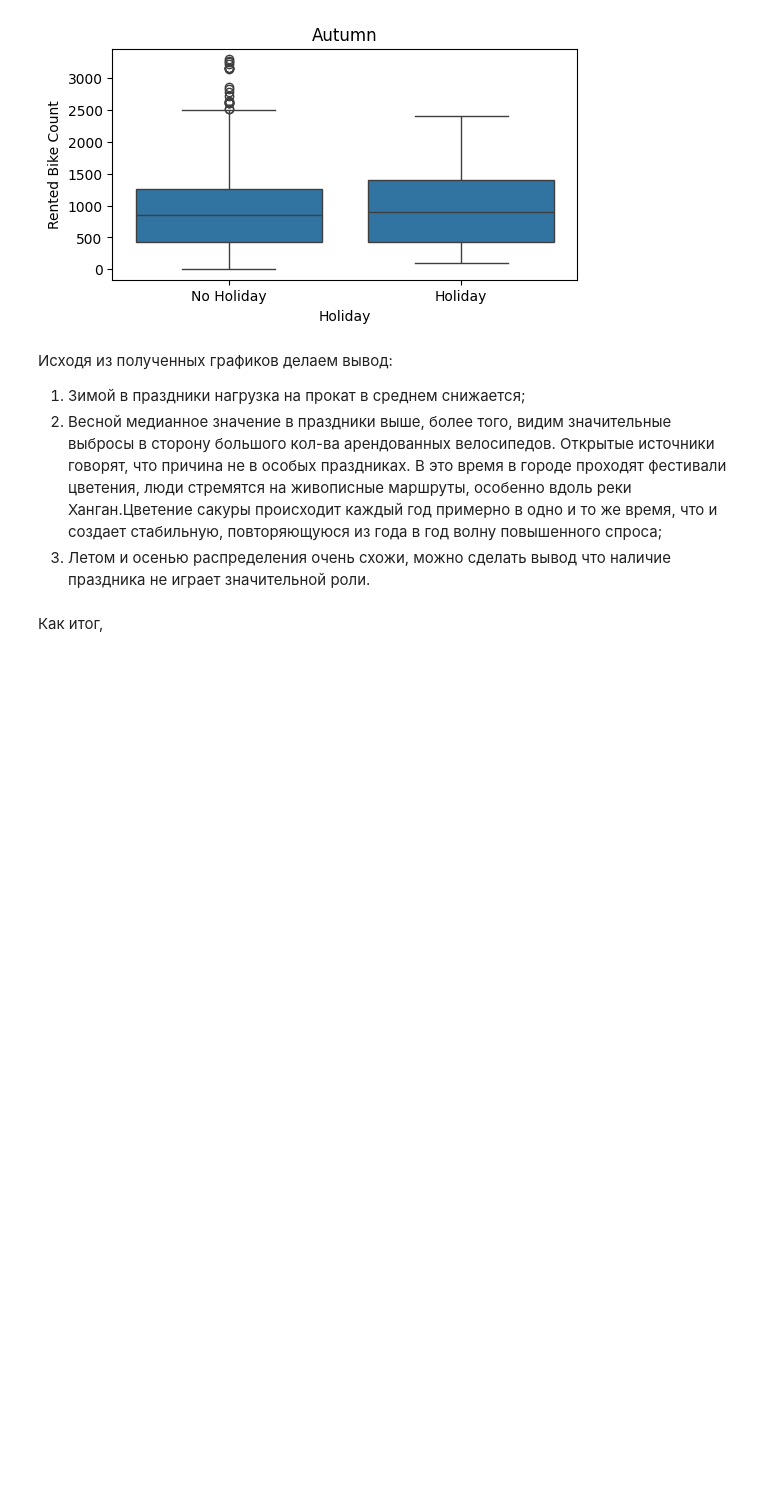
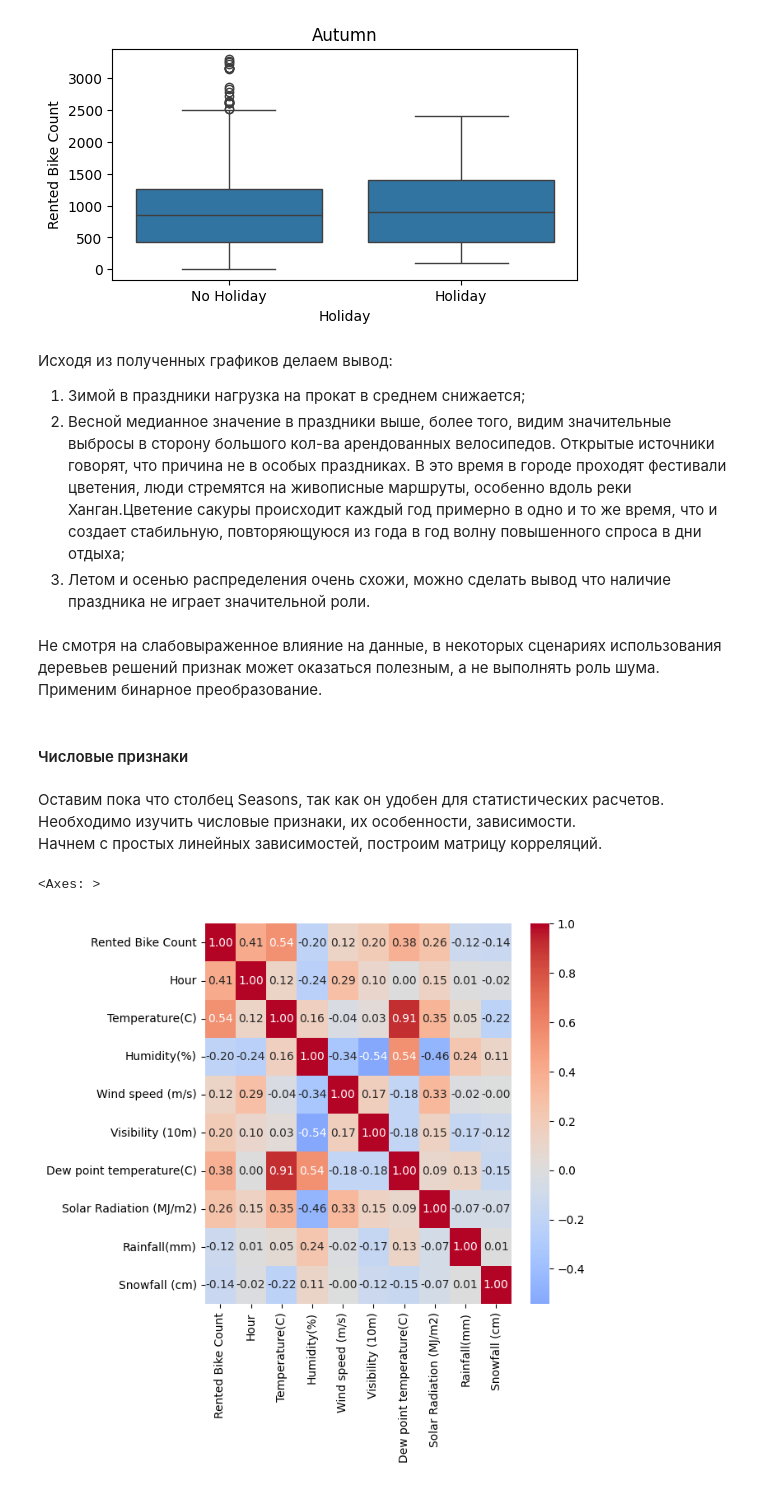
Before and after one commit to stafillok0k/DS-study, a Jupyter notebook: my-first/damn_bicycles.ipynb, the cells around one changed output. Drawn from its saved outputs; the diff is of its cells as text; code cells hidden in the pictures; blank space fills up the shorter version.

```diff
--- a/my-first/damn_bicycles.ipynb
+++ b/my-first/damn_bicycles.ipynb
@@ -112,7 +111,19 @@ for season in df['Seasons'].unique():
 # %% [markdown]
 Исходя из полученных графиков делаем вывод:
 1. Зимой в праздники нагрузка на прокат в среднем снижается;
-2. Весной медианное значение в праздники выше, более того, видим значительные выбросы в сторону большого кол-ва арендованных велосипедов. Открытые источники говорят, что причина не в особых праздниках. В это время в городе проходят фестивали цветения, люди стремятся на живописные маршруты, особенно вдоль реки Ханган.Цветение сакуры происходит каждый год примерно в одно и то же время, что и создает стабильную, повторяющуюся из года в год волну повышенного спроса;
+2. Весной медианное значение в праздники выше, более того, видим значительные выбросы в сторону большого кол-ва арендованных велосипедов. Открытые источники говорят, что причина не в особых праздниках. В это время в городе проходят фестивали цветения, люди стремятся на живописные маршруты, особенно вдоль реки Ханган.Цветение сакуры происходит каждый год примерно в одно и то же время, что и создает стабильную, повторяющуюся из года в год волну повышенного спроса в дни отдыха;
 3. Летом и осенью распределения очень схожи, можно сделать вывод что наличие праздника не играет значительной роли.
 # %% [markdown]
-Как итог,
+Не смотря на слабовыраженное влияние на данные, в некоторых сценариях использования деревьев решений признак может оказаться полезным, а не выполнять роль шума. Применим бинарное преобразование.
+# %% [markdown]
+#### Числовые признаки
+# %% [markdown]
+Оставим пока что столбец Seasons, так как он удобен для статистических расчетов. Необходимо изучить числовые признаки, их особенности, зависимости.
+Начнем с простых линейных зависимостей, построим матрицу корреляций.
+# %%
+num_df = df.select_dtypes(include=['number'])
+plt.figure(figsize=(6, 6))
+sns.heatmap(num_df.corr(), annot=True, fmt='.2f', cmap='coolwarm', center=0)
+# %% [output]
+<Axes: >
+[figure, added]
```
Also changed, not shown: parts of 7 cells of this notebook, 13 other files.
